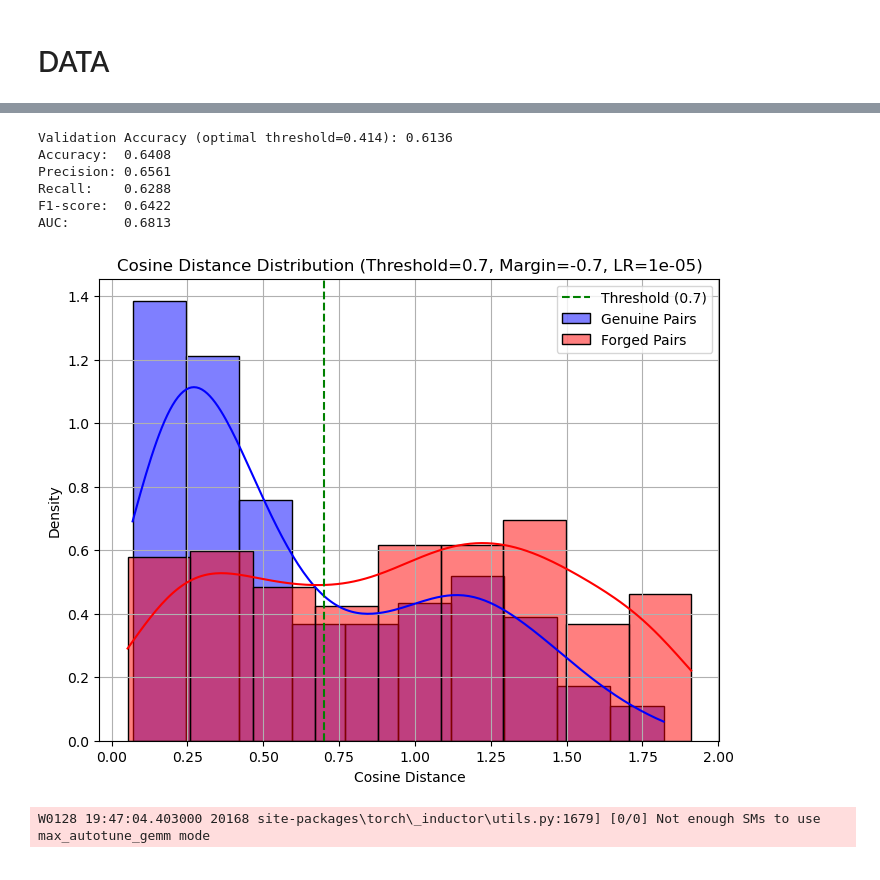
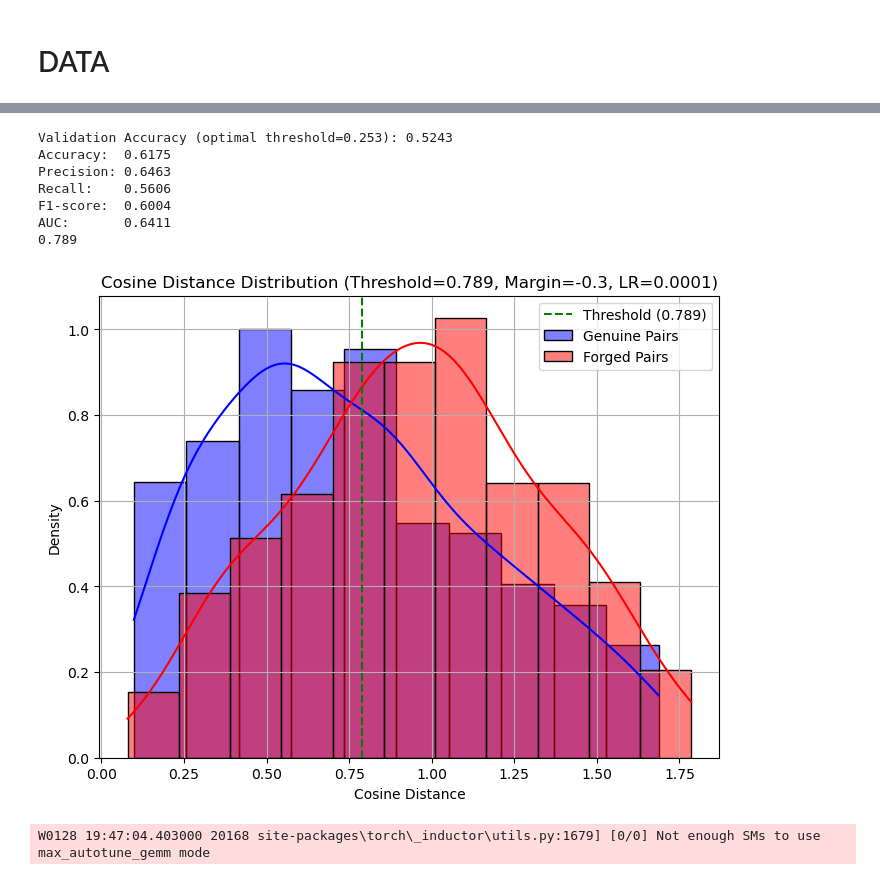
Before and after one commit to Sujan-13/Signature_Verification2, a Jupyter notebook: test_gpu-Copy4.ipynb, the cells around one changed output, grey strips where cells are left out. Drawn from its saved outputs; the diff is of its cells as text; code cells hidden in the pictures.

```diff
--- a/test_gpu-Copy4.ipynb
+++ b/test_gpu-Copy4.ipynb
@@ -182,8 +215,8 @@ class ContrastiveLoss(nn.Module):
         return (pos + neg).mean()
 # %%
 plt.close('all')  # Close all open figuresos.makedirs('saved_models', exist_ok=True)
-margin=-0.5
-lr=0.00001
+margin=-0.3
+lr=0.0001
 threshold=0.7
 model=SiameseCNN()
 model = torch.compile(model, mode="reduce-overhead")   # or "default"
@@ -191,22 +224,22 @@ model = model.to(device)
 # %%
 import torch.optim.lr_scheduler as lr_scheduler
 criterion = ContrastiveLoss(margin=margin)
-optimizer = torch.optim.AdamW(model.parameters(), lr=lr, weight_decay=1e-5)  # AdamW > Adam
+optimizer = torch.optim.AdamW(model.parameters(), lr=lr, weight_decay=1e-4)  # AdamW > Adam
 scaler = GradScaler()
 # After optimizer definition
 scheduler = lr_scheduler.ReduceLROnPlateau(
     optimizer,
     mode='min',       # 'min' for minimizing loss; use 'max' if monitoring accuracy
     factor=0.1,       # Multiply lr by this (e.g., 0.0001 → 0.00001)
-    patience=3,
-    threshold=0,   # Wait this many epochs without improvement
-    min_lr=1e-6       # Optional: Minimum lr to stop reducing below
+    patience=2,
+    threshold=1e-4,   # Wait this many epochs without improvement
+    min_lr=1e-6 # Optional: Minimum lr to stop reducing below
 )
 # %%
 # Training with mixed precision
 best_val_loss = float('inf')
 early_stop_counter = 0
-patience = 5
+patience = 10
 min_delta = 0.0005
 num_epochs = 100
 best_model_path = f"second_saved_models/savedmodels/dropoutCNN/best_siamese_margin{margin}_size64_lr{lr}.pt"
@@ -238,7 +271,6 @@ for epoch in range(num_epochs):
 
     epoch_time = time.time() - start_time
     avg_train_loss = epoch_loss / num_batches
-    scheduler.step(avg_train_loss)
     current_lr = optimizer.param_groups[0]['lr']
 
     print(f"Epoch {epoch:2d}/{num_epochs} | "
@@ -253,7 +285,6 @@ for epoch in range(num_epochs):
         val_losses = []
         cosine_sim_all = []
         labels_all = []
-
         with torch.no_grad():
             for img1_array, img2, labels in val_loader:
                 # img1_array = list of 11 tensors, each (B, C, H, W)
@@ -301,6 +332,7 @@ for epoch in range(num_epochs):
               f"Threshold: {threshold:.3f} | "
               f"Genuine: {cosine_sim_all[labels_all==1].mean():.3f} | "
               f"Forged: {cosine_sim_all[labels_all==0].mean():.3f}")
+        scheduler.step(avg_val_loss)
 
         # ─── Early Stopping ──────────────────────────────────────────
         if avg_val_loss < best_val_loss - min_delta:
@@ -327,13 +394,14 @@ model.eval()
 # %%
-model_path = f"second_saved_models/savedmodels/dropoutCNN/siamese_margin{margin}_size64_dropout4_lr{lr}.pt"
-model.load_state_dict(torch.load(model_path, map_location=device))
+# model_path = f"second_saved_models/savedmodels/dropoutCNN/siamese_margin{margin}_size64_dropout4_lr{lr}.pt"
+# model.load_state_dict(torch.load(model_path, map_location=device))
 # torch.cuda.empty_cache()  # Clears GPU cache in PyTorch
-model.eval()
+# model.eval()
 correct = 0
 total = 0
 cosine_sim_all = []
 labels_all = []
 emb1_array=[]
+threshold=0.789
 with torch.no_grad():
     for img1_array, img2, labels in dataloader:
         img1=img1_array
@@ -392,8 +460,8 @@ AUC:       0.7927
 # %%
-model_path = f"second_saved_models/savedmodels/dropoutCNN/siamese_margin{margin}_size64_dropout4_lr{lr}.pt"
-model.load_state_dict(torch.load(model_path, map_location=device))
+# model_path = f"second_saved_models/savedmodels/dropoutCNN/siamese_margin{margin}_size64_dropout4_lr{lr}.pt"
+# model.load_state_dict(torch.load(model_path, map_location=device))
 # torch.cuda.empty_cache()  # Clears GPU cache in PyTorch
-model.eval()
+#model.eval()
 correct = 0
 total = 0
 cosine_sim_all = []
@@ -429,42 +497,43 @@ with torch.no_grad():
     optimal_idx = np.argmax(tpr - fpr)
     optimal_threshold = thresholds[optimal_idx]
 
     y_pred_optimal = (cosine_sim_all.cpu().numpy() < optimal_threshold).astype(int)
     print(f"Validation Accuracy (optimal threshold={optimal_threshold:.3f}): {accuracy_score(y_true, y_pred_optimal):.4f}")
 
     print(f"Accuracy:  {accuracy_score(y_true, y_pred):.4f}")
     print(f"Precision: {precision_score(y_true, y_pred):.4f}")
     print(f"Recall:    {recall_score(y_true, y_pred):.4f}")
     print(f"F1-score:  {f1_score(y_true, y_pred):.4f}")
     print(f"AUC:       {roc_auc_score(y_true, 1-cosine_sim_all.cpu().numpy()):.4f}")
-
+    print(threshold)
     # Histogram
-    indices = np.random.permutation(total)[:1000]
+    indices = np.random.permutation(total)
     cosine_sim_np = cosine_sim_all[indices].cpu().numpy()
     labels_np = labels_all[indices].cpu().numpy()
     cosine_sim_genuine = cosine_sim_np[labels_np == 1].tolist()
     cosine_sim_forged = cosine_sim_np[labels_np == 0].tolist()
 
     plt.figure(figsize=(8, 6))
     sns.histplot(cosine_sim_genuine, color='blue', label='Genuine Pairs', kde=True, stat='density')
     sns.histplot(cosine_sim_forged, color='red', label='Forged Pairs', kde=True, stat='density')
     plt.axvline(x=threshold, color='green', linestyle='--', label=f'Threshold ({threshold})')
     plt.xlabel('Cosine Distance')
     plt.ylabel('Density')
     plt.title(f'Cosine Distance Distribution (Threshold={threshold}, Margin={margin}, LR={lr})')
     plt.legend()
     plt.grid(True)
     # plt.savefig(f"second_saved_models/saved_models/LENET/cosine_sim/cosine_similarity_distribution_threshold_{threshold}_{margin}_{lr}.png")
     plt.show()  # Display the plot
     plt.close()
 # %% [output]
-Validation Accuracy (optimal threshold=0.414): 0.6136
-Accuracy:  0.6408
-Precision: 0.6561
-Recall:    0.6288
-F1-score:  0.6422
-AUC:       0.6813
+Validation Accuracy (optimal threshold=0.253): 0.5243
+Accuracy:  0.6175
+Precision: 0.6463
+Recall:    0.5606
+F1-score:  0.6004
+AUC:       0.6411
+0.789
-[figure, old version]
+[figure, new version]
 # %%
 # model_path = f"second_saved_models/savedmodels/dropoutCNN/siamese_margin{margin}_size64_dropout4_lr{lr}.pt"
 # model.load_state_dict(torch.load(model_path, map_location=device))
```
Also changed, not shown: parts of 7 cells of this notebook, 21 other files.
